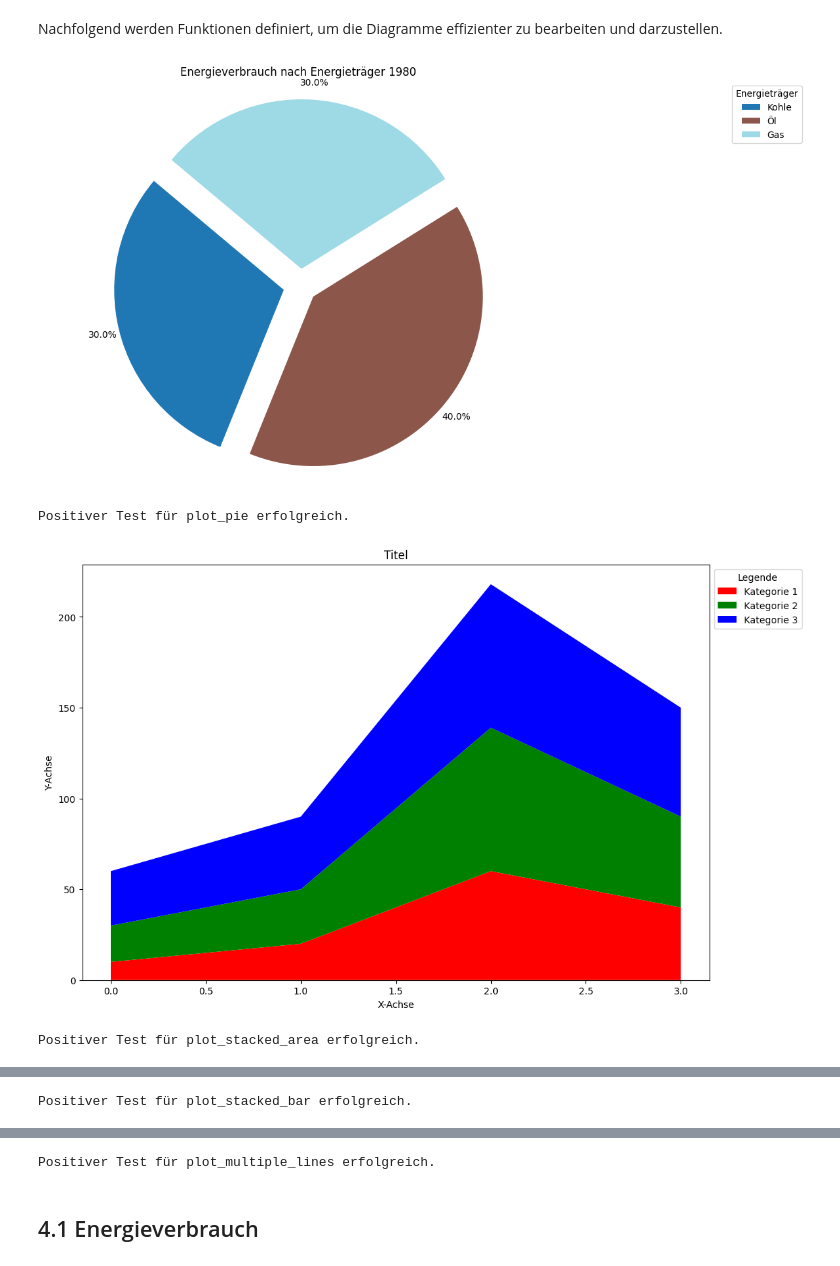
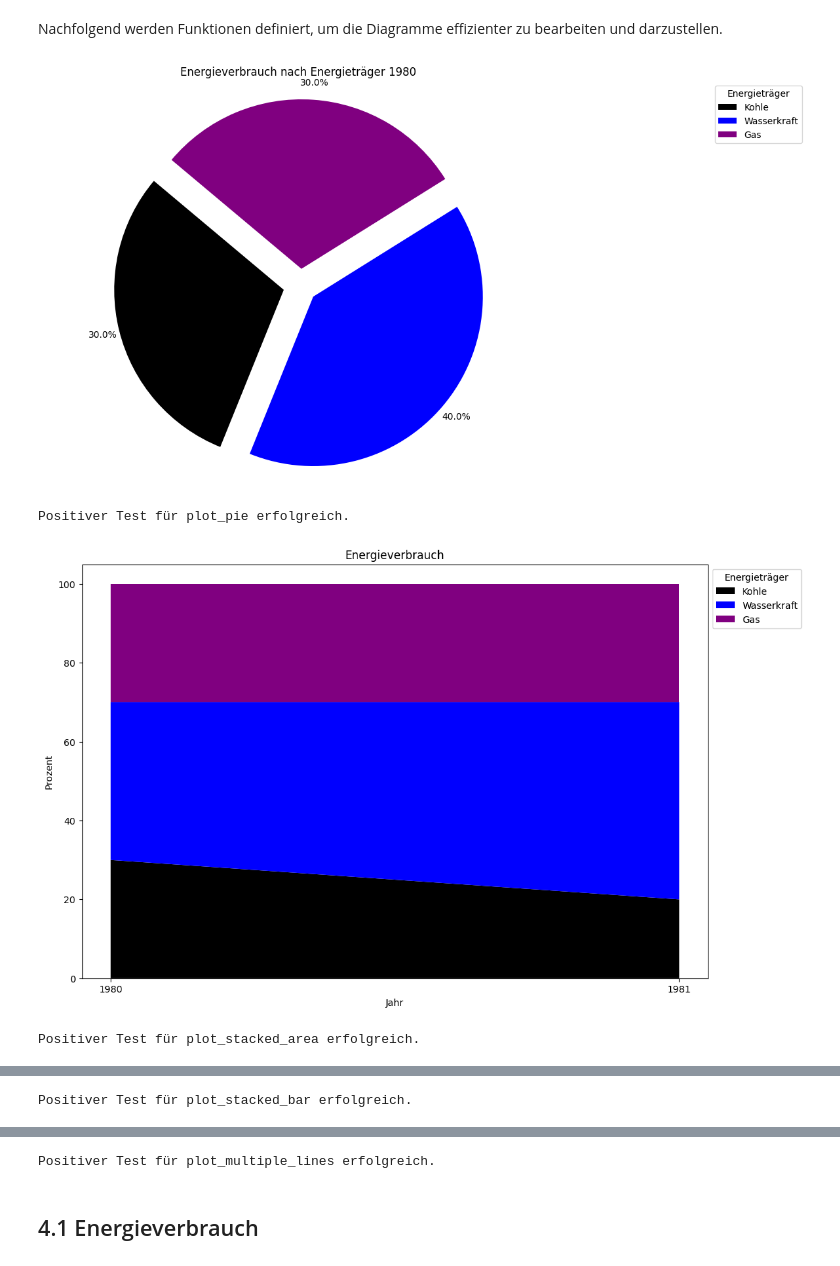
Before and after one commit to michaelzimmermannstudhslu/BINA_2024_energy_research, a Jupyter notebook: bina_casestudy_adhumezi.ipynb, the cells around one changed output, grey strips where cells are left out. Cells and saved outputs as stored; diff of their text form; code cells hidden in the pictures.

```diff
--- a/bina_casestudy_adhumezi.ipynb
+++ b/bina_casestudy_adhumezi.ipynb
@@ -1677,7 +1793,7 @@ def test_plot_pie_positive():
     # Erstelle einen Beispiel-Datenframe
     data = {
         'Jahr': [1980, 1980, 1980, 1981, 1981, 1981],
-        'Energietraeger': ['Kohle', 'Öl', 'Gas', 'Kohle', 'Öl', 'Gas'],
+        'Energietraeger': ['Kohle', 'Wasserkraft', 'Gas', 'Kohle', 'Wasserkraft', 'Gas'],
         'Percentage': [30, 40, 30, 20, 50, 30]
     }
     df = pd.DataFrame(data)
@@ -1695,14 +1811,14 @@ def test_plot_pie_positive():
 def test_plot_stacked_area_positive():
     # Erstelle einen Beispiel-Datenframe
     data = {
-        'Kategorie 1': [10, 20, 60, 40],
-        'Kategorie 2': [20, 30, 79, 50],
-        'Kategorie 3': [30, 40, 79, 60]
+        '1980': [30, 40, 30],
+        '1981': [20, 50, 30]
     }
-    df = pd.DataFrame(data)
+    index = ['Kohle', 'Wasserkraft', 'Gas']
+    df = pd.DataFrame(data, index=index).T
     # Funktionsaufruf ohne Fehlermeldung
     try:
-        plt = plot_stacked_area(df, x_label='X-Achse', y_label='Y-Achse', title='Titel', colors=['red', 'green', 'blue'], legend_title='Legende')
+        plt = plot_stacked_area(df, x_label='Jahr', y_label='Prozent', title='Energieverbrauch', legend_title='Energieträger')
         plt.show()
     except Exception as e:
         raise AssertionError(f"Unerwarteter Fehler: {e}")
@@ -1712,46 +1828,46 @@ def test_plot_stacked_area_positive():
 def test_plot_stacked_bar_positive():
     # Erstelle einen Beispiel-Datenframe
     data = {
-        'Kategorie 1': [10, 20, 30, 40],
-        'Kategorie 2': [20, 30, 40, 50],
-        'Kategorie 3': [30, 40, 50, 60]
+        'Elektrizität': [10, 20, 30, 40],
+        'Gas': [20, 30, 40, 50],
+        'Kohle': [30, 40, 50, 60]
     }
     df = pd.DataFrame(data)
 
     # Funktionsaufruf ohne Fehlermeldung
     try:
-        plt = plot_stacked_bar(df, title='Titel', xlabel='X-Achse', ylabel='Y-Achse', colors=['red', 'green', 'blue'], legend_title='Legende')
+        plt = plot_stacked_bar(df, title='Titel', xlabel='Jahr', ylabel='Verbrauch', legend_title='Energieträger')
         plt.show()
     except Exception as e:
         raise AssertionError(f"Unerwarteter Fehler: {e}")
 
     print("Positiver Test für plot_stacked_bar erfolgreich.")
 
 # Positiver Test für plot_multiple_lines
 def test_plot_multiple_lines_positive():
     # Erstelle einen Beispiel-Datenframe
     data = {
-        'Linie 1': [10, 20, 30, 40],
-        'Linie 2': [20, 30, 40, 50],
-        'Linie 3': [30, 40, 50, 60]
+        'Elektrizität': [10, 20, 30, 40],
+        'Gas': [20, 30, 40, 50],
+        'Kohle': [30, 40, 50, 60]
     }
     df = pd.DataFrame(data)
 
     # Funktionsaufruf ohne Fehlermeldung
     try:
-        plt = plot_multiple_lines(df, title='Titel', xlabel='X-Achse', ylabel='Y-Achse', figsize=(10, 6))
+        plt = plot_multiple_lines(df, title='Titel', xlabel='Jahr', ylabel='Verbrauch', figsize=(10, 6))
         plt.show()
     except Exception as e:
         raise AssertionError(f"Unerwarteter Fehler: {e}")
 
     print("Positiver Test für plot_multiple_lines erfolgreich.")
 
 test_plot_pie_positive()
 test_plot_stacked_area_positive()
 test_plot_stacked_bar_positive()
 test_plot_multiple_lines_positive()
 # %% [output]
-[figure, old version]
+[figure, new version]
 Positiver Test für plot_pie erfolgreich.
-[figure, old version]
+[figure, new version]
 Positiver Test für plot_stacked_area erfolgreich.
```
Also changed, not shown: parts of 40 cells of this notebook.
